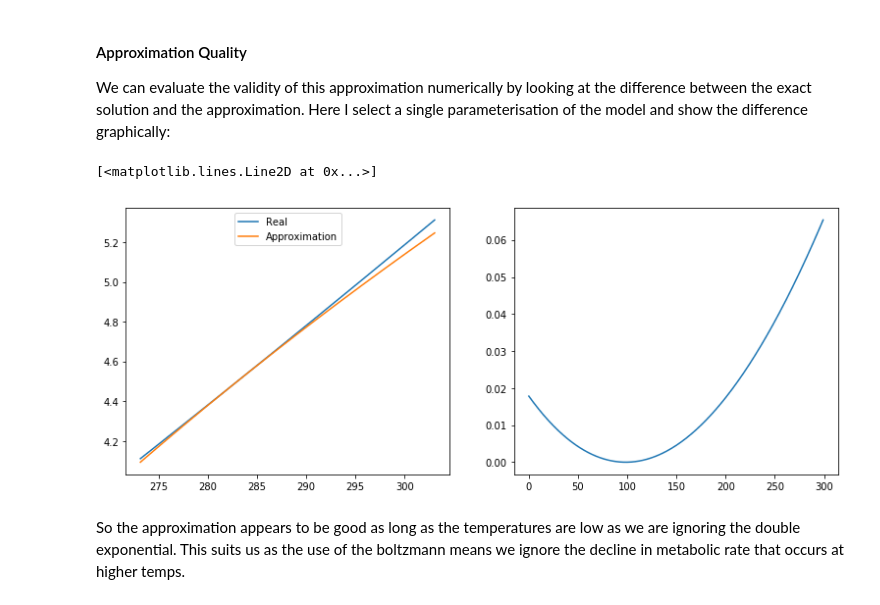
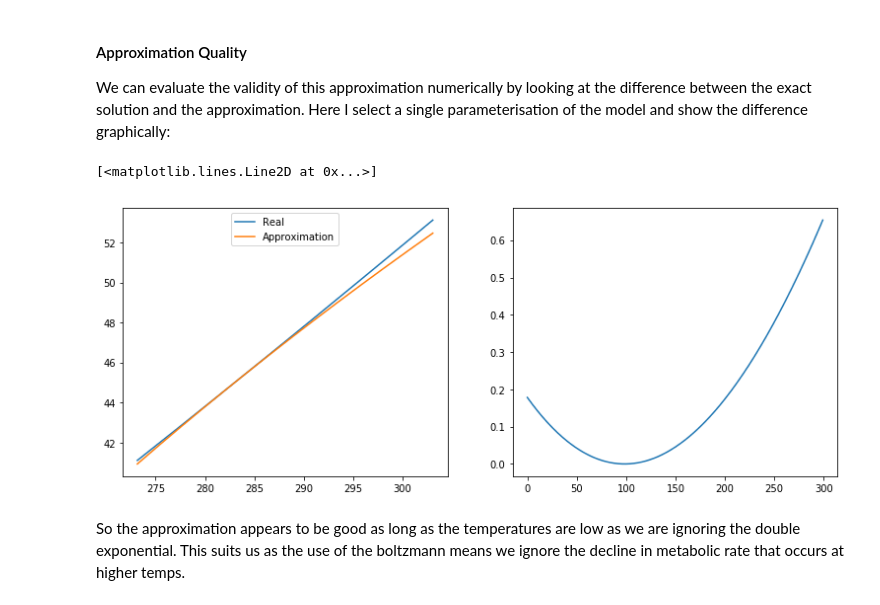
Before and after one commit to CleggTom/Bacteria_EcoFunc, a Jupyter notebook: notebooks/Models_main.ipynb, the cells around one changed output. Saved outputs shown, nothing was run; the diff lists cells and outputs as text; code cells hidden in the pictures.

```diff
--- a/notebooks/Models_main.ipynb
+++ b/notebooks/Models_main.ipynb
@@ -159,28 +159,28 @@ We can evaluate the validity of this approximation numerically by looking at the
 # %%
 #define k
 k = 8.6173303e-5
 T = var("T")
 
-C_real_p = log(C.subs({R_0:0.5,E_R:0.95,u_0:5.0,E_u:0.15,T_ra:1/(k*283.0),T_r:(1/(k*T)),t:1,C_0:1}))
-C_approx_p = log(C_approx.subs({R_0:0.5,E_R:0.95,u_0:5.0,E_u:0.15,T_ra:1/(k*283.0),T_r:(1/(k*T)),t:1,C_0:1}))
+C_real_p = log(C.subs({R_0:0.5,E_R:0.95,u_0:5.0,E_u:0.15,T_ra:1/(k*283.0),T_r:(1/(k*T)),t:10,C_0:1}))
+C_approx_p = log(C_approx.subs({R_0:0.5,E_R:0.95,u_0:5.0,E_u:0.15,T_ra:1/(k*283.0),T_r:(1/(k*T)),t:10,C_0:1}))
 
 C_app = lambdify(T,C_approx_p)
 C_real = lambdify(T,C_real_p)
 
 T_vec = 273.15 + np.arange(0, 30, 0.1)
 
 fig = plt.figure(1,figsize=(13,5))
 
 ax = fig.add_subplot(121)
 ax.plot(T_vec,C_real(T_vec),label='Real')
 ax.plot(T_vec,C_app(T_vec),label='Approximation')
 ax.legend(loc='upper center')
 
 ax = fig.add_subplot(122)
 ax.plot(C_real(T_vec) - C_app(T_vec))
 # %% [output]
 [<matplotlib.lines.Line2D at 0x...>]
-[figure, old version]
+[figure, new version]
 # %% [markdown]
 So the approximation appears to be good as long as the temperatures are low as we are ignoring the double exponential. This suits us as the use of the boltzmann means we ignore the decline in metabolic rate that occurs at higher temps.
 # %% [markdown]
```
Also changed, not shown: parts of 47 cells of this notebook, 13 other files.
